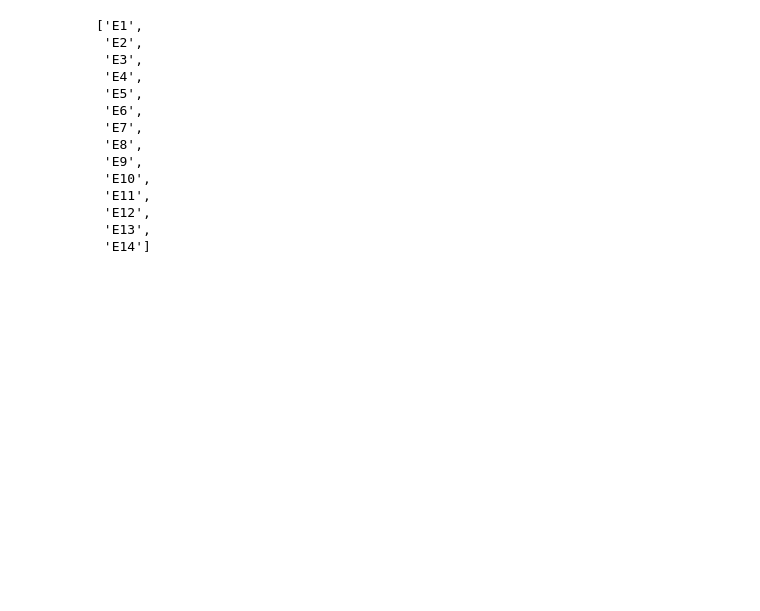
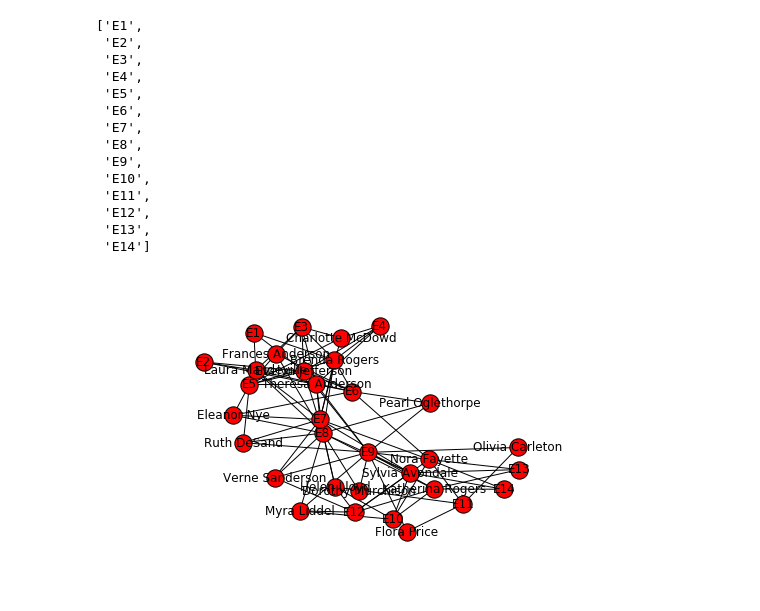
Before and after one commit to rmalarc/DATA620, a Jupyter notebook: hw03/hw03.ipynb, the cells around one changed output. Cells and saved outputs as stored; diff of their text form; code cells hidden in the pictures; blank space fills up the shorter version.

```diff
--- a/hw03/hw03.ipynb
+++ b/hw03/hw03.ipynb
@@ -105,3 +105,13 @@ clubs
  'E12',
  'E13',
  'E14']
+# %%
+%matplotlib inline
+import matplotlib.pyplot as plt
+
+pos=nx.spring_layout(G)
+nx.draw(G,pos)
+labels=nx.draw_networkx_labels(G,pos)
+plt.show()
+# %% [output]
+[figure, added]
```
Also changed, not shown: parts of 5 cells of this notebook.
